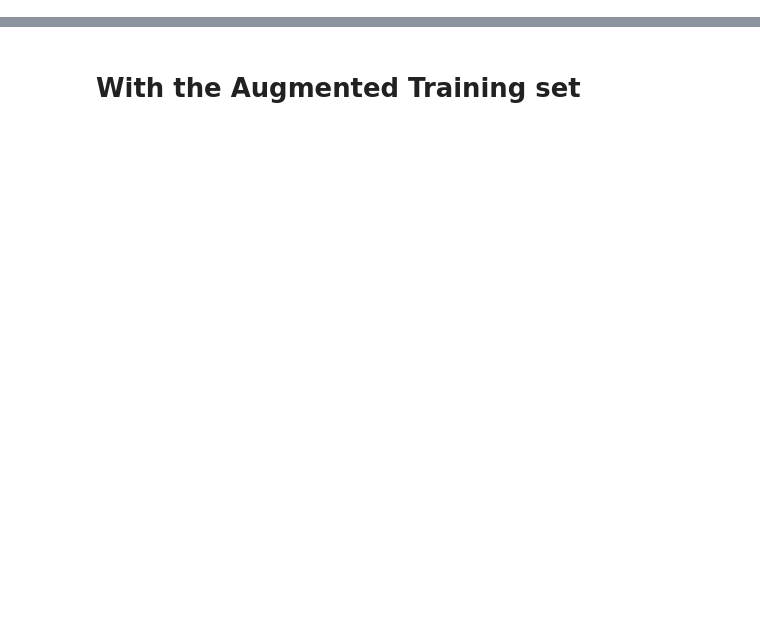
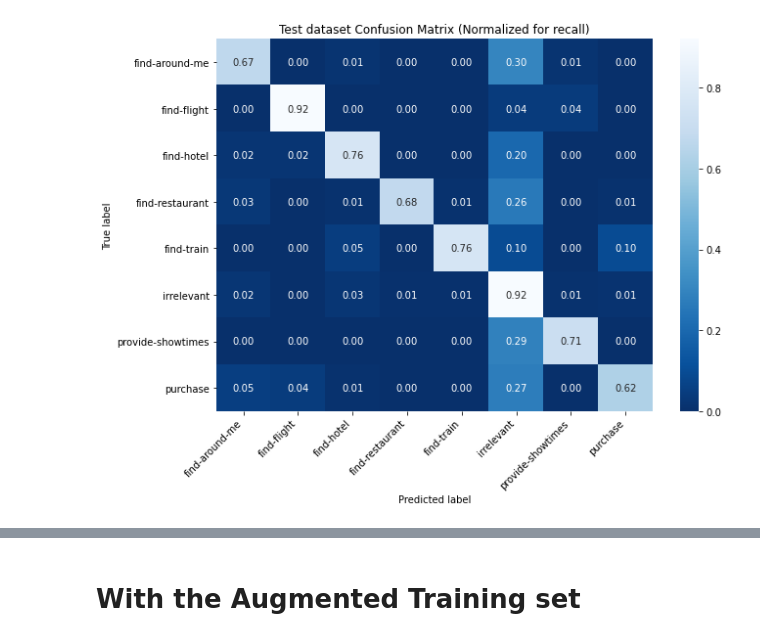
Before and after one commit to Theomat/software-engineering-enseirb-2020, a Jupyter notebook: exercice3.ipynb, the cells around one changed output, grey strips where cells are left out. Drawn from its saved outputs; the diff is of its cells as text; code cells hidden in the pictures; blank space fills up the shorter version.

Commit message:
added threshold function in spacy, added precision confusion matrix

```diff
--- a/exercice3.ipynb
+++ b/exercice3.ipynb
@@ -101,0 +103,6 @@ plot_confusion_matrix(cm_testing_metrics, labels, title="Training dataset Confus
+# %%
+y_pred_thresh = predict_with_threshold(model, X_test, 0.5, "irrelevant")
+y_pred_t_thresh = predict_with_threshold(model, X_train, 0.5, "irrelevant")
+# %%
+training_results_thresh = score(y_true_t, y_pred_t_thresh)
+testing_results_thresh = score(y_true, y_pred_thresh)
@@ -101,0 +126,7 @@ plot_confusion_matrix(cm_testing_metrics, labels, title="Training dataset Confus
+# %%
+cm_testing_metrics = np.array(testing_results_thresh['cm'], dtype='float64')
+for i in range(len(cm_testing_metrics)):
+    cm_testing_metrics[i] = cm_testing_metrics[i] / np.sum(cm_testing_metrics[i])
+plot_confusion_matrix(cm_testing_metrics, labels, title="Test dataset Confusion Matrix (Normalized for recall)", fmt=".2f")
+# %% [output]
+[figure, added]
```
Also changed, not shown: parts of 12 cells of this notebook, 1 other file.
